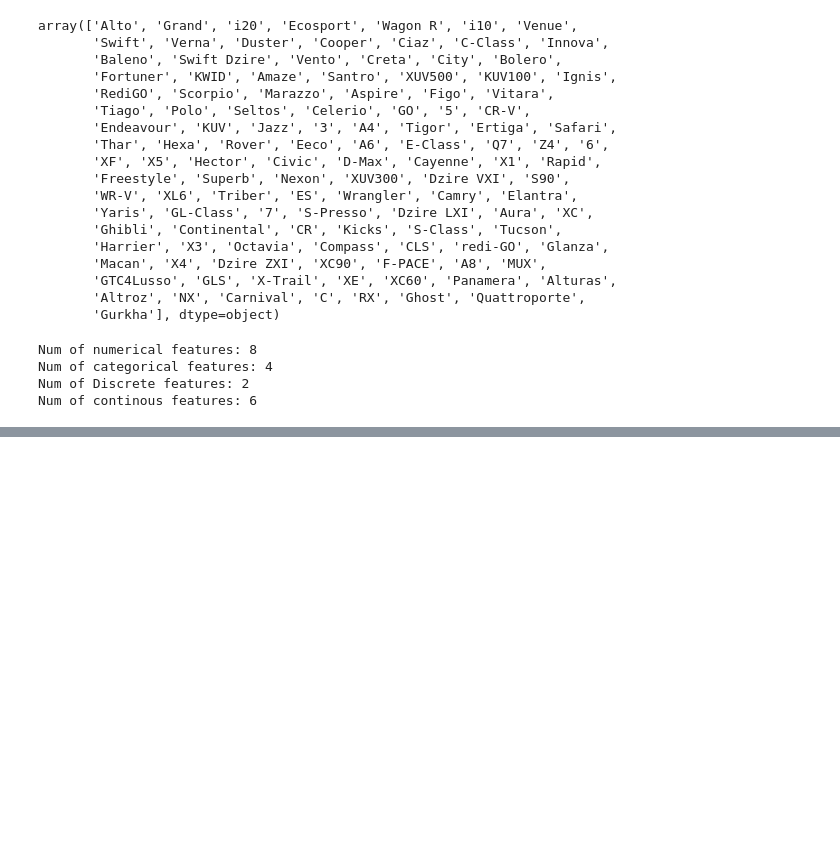
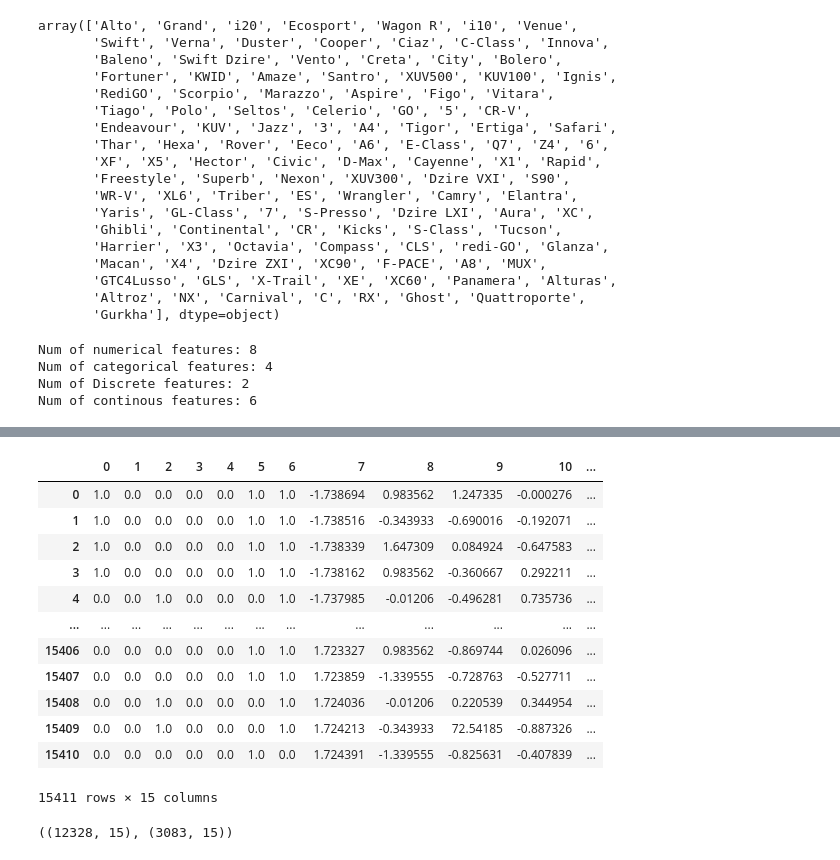
Before and after one commit to niharraju4/Random_Forest-ML-, a Jupyter notebook: Regression_random_forest.ipynb, the cells around one changed output, grey strips where cells are left out. Cells and saved outputs as stored; diff of their text form; code cells hidden in the pictures; blank space fills up the shorter version.

```diff
--- a/Regression_random_forest.ipynb
+++ b/Regression_random_forest.ipynb
@@ -151,3 +151,6 @@ Num of numerical features: 8
 Num of categorical features: 4
 Num of Discrete features: 2
 Num of continous features: 6
+# %%
+X= df.drop(['selling_price'],axis=1)
+y =df['selling_price']
@@ -153,0 +191,4 @@ Num of continous features: 6
+# %%
+from sklearn.preprocessing import LabelEncoder
+le=LabelEncoder()
+X['model']=le.fit_transform(X['model'])
@@ -153,0 +204,42 @@ Num of continous features: 6
+# %%
+# Create Column Transformer with 3 types of transformers
+num_features = X.select_dtypes(exclude="object").columns
+onehot_columns = ['seller_type','fuel_type','transmission_type']
+
+from sklearn.preprocessing import OneHotEncoder, StandardScaler
+from sklearn.compose import ColumnTransformer
+
+numeric_transformer = StandardScaler()
+oh_transformer = OneHotEncoder(drop='first')
+
+preprocessor = ColumnTransformer(
+    [
+        ("OneHotEncoder", oh_transformer, onehot_columns),
+        ("StandardScaler", numeric_transformer, num_features)
+
+    ],remainder='passthrough'
+
+)
+# %%
+X=preprocessor.fit_transform(X)
+# %%
+pd.DataFrame(X)
+# %% [output]
+|  | 0 | 1 | 2 | 3 | 4 | 5 | 6 | 7 | 8 | 9 | 10 | ... |
+| 0 | 1.0 | 0.0 | 0.0 | 0.0 | 0.0 | 1.0 | 1.0 | -1.738694 | 0.983562 | 1.247335 | -0.000276 | ... |
+| 1 | 1.0 | 0.0 | 0.0 | 0.0 | 0.0 | 1.0 | 1.0 | -1.738516 | -0.343933 | -0.690016 | -0.192071 | ... |
+| 2 | 1.0 | 0.0 | 0.0 | 0.0 | 0.0 | 1.0 | 1.0 | -1.738339 | 1.647309 | 0.084924 | -0.647583 | ... |
+| 3 | 1.0 | 0.0 | 0.0 | 0.0 | 0.0 | 1.0 | 1.0 | -1.738162 | 0.983562 | -0.360667 | 0.292211 | ... |
+| 4 | 0.0 | 0.0 | 1.0 | 0.0 | 0.0 | 0.0 | 1.0 | -1.737985 | -0.01206 | -0.496281 | 0.735736 | ... |
+| ... | ... | ... | ... | ... | ... | ... | ... | ... | ... | ... | ... | ... |
+| 15406 | 0.0 | 0.0 | 0.0 | 0.0 | 0.0 | 1.0 | 1.0 | 1.723327 | 0.983562 | -0.869744 | 0.026096 | ... |
+| 15407 | 0.0 | 0.0 | 0.0 | 0.0 | 0.0 | 1.0 | 1.0 | 1.723859 | -1.339555 | -0.728763 | -0.527711 | ... |
+| 15408 | 0.0 | 0.0 | 1.0 | 0.0 | 0.0 | 0.0 | 1.0 | 1.724036 | -0.01206 | 0.220539 | 0.344954 | ... |
+| 15409 | 0.0 | 0.0 | 1.0 | 0.0 | 0.0 | 0.0 | 1.0 | 1.724213 | -0.343933 | 72.54185 | -0.887326 | ... |
+| 15410 | 0.0 | 0.0 | 0.0 | 0.0 | 0.0 | 1.0 | 0.0 | 1.724391 | -1.339555 | -0.825631 | -0.407839 | ... |
+15411 rows × 15 columns
+# %%
+X_train, X_test, y_train, y_test = train_test_split(X, y, test_size=0.2, random_state=42)
+X_train.shape, X_test.shape
+# %% [output]
+((12328, 15), (3083, 15))
```
Also changed, not shown: parts of 8 cells of this notebook.
